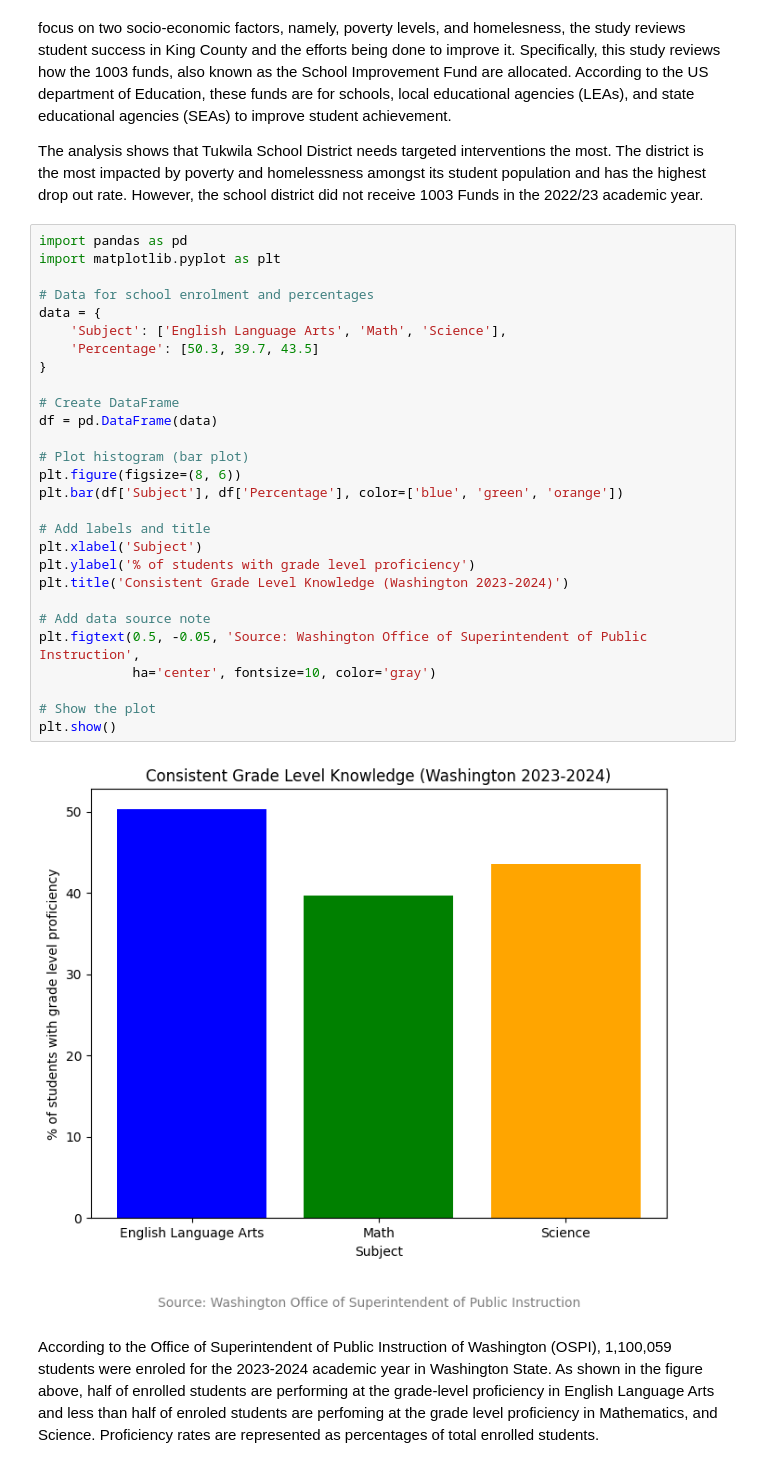
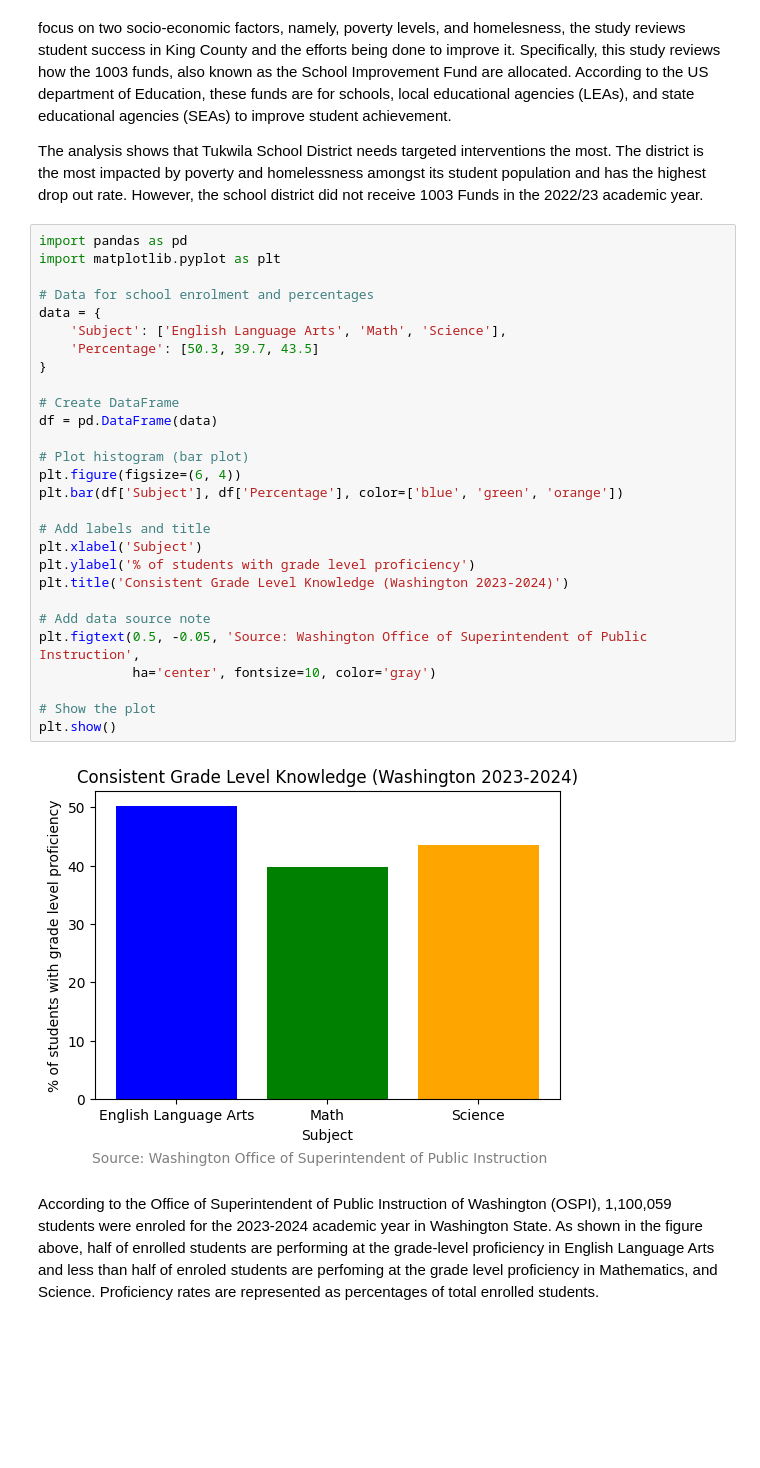
Before and after one commit to Spontyrupple/mamaine, a Jupyter notebook: King_County.ipynb, the cells around one changed output. Cells and saved outputs as stored; diff of their text form; blank space fills up the shorter version.

```diff
--- a/King_County.ipynb
+++ b/King_County.ipynb
@@ -11,33 +11,33 @@ The analysis shows that Tukwila School District needs targeted interventions the
 # %%
 import pandas as pd
 import matplotlib.pyplot as plt
 
 # Data for school enrolment and percentages
 data = {
     'Subject': ['English Language Arts', 'Math', 'Science'],
     'Percentage': [50.3, 39.7, 43.5]
 }
 
 # Create DataFrame
 df = pd.DataFrame(data)
 
 # Plot histogram (bar plot)
-plt.figure(figsize=(8, 6))
+plt.figure(figsize=(6, 4))
 plt.bar(df['Subject'], df['Percentage'], color=['blue', 'green', 'orange'])
 
 # Add labels and title
 plt.xlabel('Subject')
 plt.ylabel('% of students with grade level proficiency')
 plt.title('Consistent Grade Level Knowledge (Washington 2023-2024)')
 
 # Add data source note
 plt.figtext(0.5, -0.05, 'Source: Washington Office of Superintendent of Public Instruction',
             ha='center', fontsize=10, color='gray')
 
 # Show the plot
 plt.show()
 # %% [output]
-[figure, old version]
+[figure, new version]
 # %% [markdown]
 According to the Office of Superintendent of Public Instruction of Washington (OSPI), 1,100,059 students were enroled for the 2023-2024 academic year in Washington State. As shown in the figure above, half of enrolled students are performing at the grade-level proficiency in English Language Arts and less than half of enroled students are perfoming at the grade level proficiency in Mathematics, and Science. Proficiency rates are represented as percentages of total enrolled students.
 # %%
```
